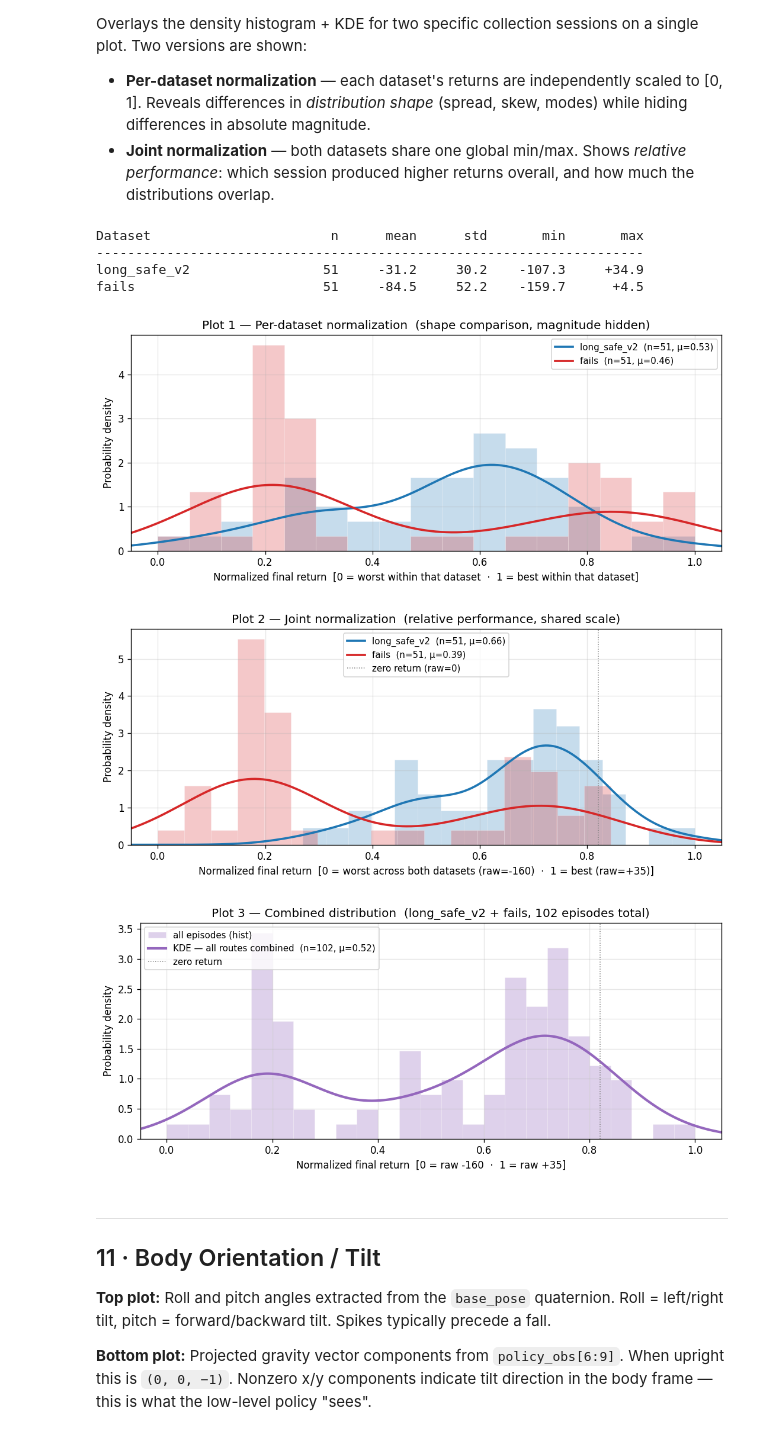
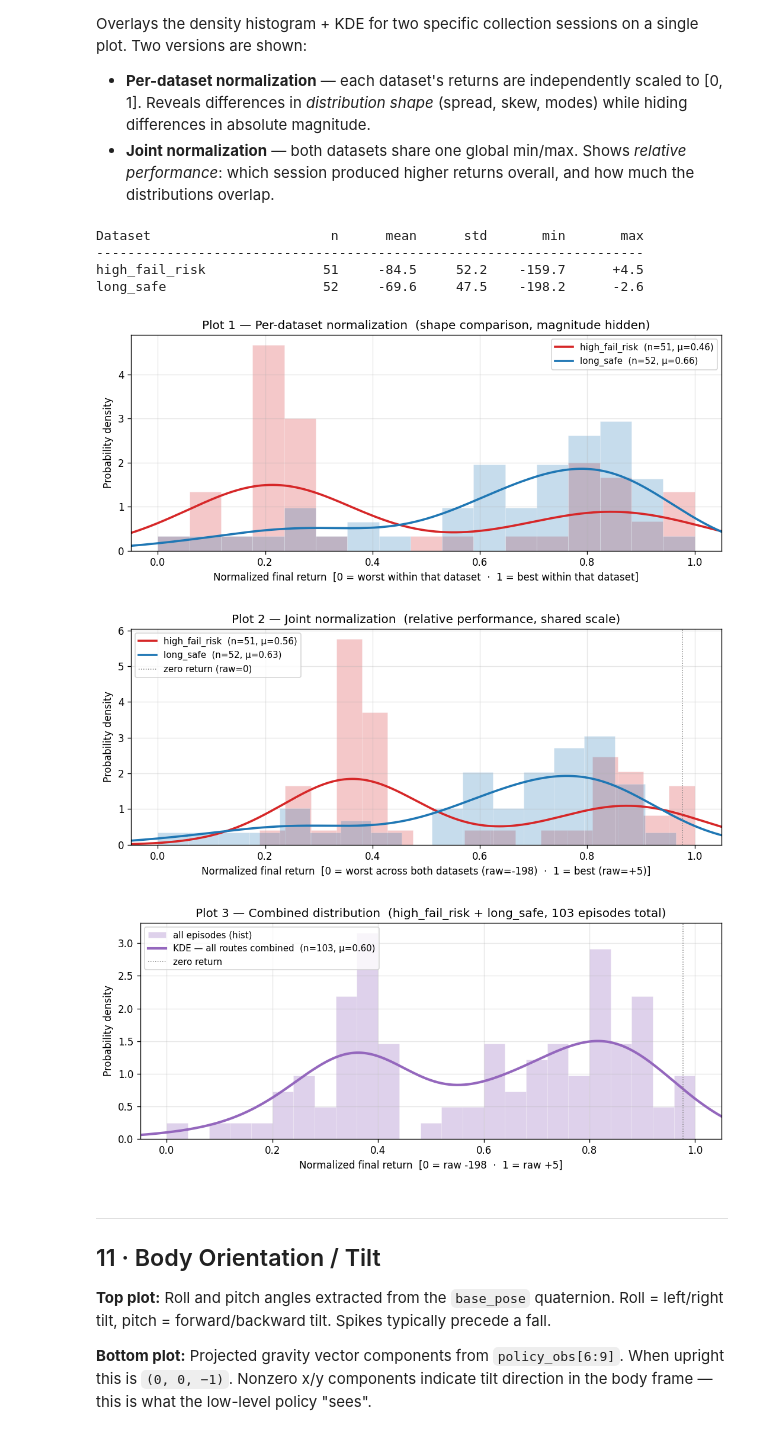
Before and after one commit to lorinachey/IsaacLab, a Jupyter notebook: scripts/rad-rl-project/validation/explore_dataset.ipynb, the cells around one changed output. Saved outputs shown, nothing was run; the diff lists cells and outputs as text; code cells hidden in the pictures.

Commit message:
Upload the notebook after collecting long safe paths with new reward structure

```diff
--- a/scripts/rad-rl-project/validation/explore_dataset.ipynb
+++ b/scripts/rad-rl-project/validation/explore_dataset.ipynb
@@ -41,7 +41,7 @@ hdf5_files = sorted(glob.glob(os.path.join(DATASETS_DIR, "*.hdf5")))
 assert hdf5_files, f"No .hdf5 files found in {DATASETS_DIR}"
 
 # Change this to point at a different file
-HDF5_PATH = hdf5_files[-1]
+HDF5_PATH = hdf5_files[0]
 #HDF5_PATH = "middle_warehouse_demos_20260318_113722.hdf5"
 
 print(f"Available datasets:")
@@ -1039,9 +1040,9 @@ from scipy.stats import gaussian_kde as _gkde
 _DATASETS_DIR = os.path.join("..", "datasets")
 _COMPARE = [
     (
-        os.path.join(_DATASETS_DIR, "old-reward-structure/long_safe_v2_pallet_moved_warehouse_demos_20260318_134635.hdf5"),
-        "long_safe_v2",
-        "tab:blue",
+        os.path.join(_DATASETS_DIR, "middle_risky_warehouse_demos_20260318_155905.hdf5"),
+        "high_fail_risk",
+        "tab:red",
     ),
     # # (
     # #     os.path.join(_DATASETS_DIR, "middle_warehouse_demos_20260318_113722.hdf5"),
@@ -1054,9 +1055,9 @@ _COMPARE = [
     #     "tab:green",
     # ),
     (
-        os.path.join(_DATASETS_DIR, "warehouse_demos_20260318_155905.hdf5"),
-        "fails",
-        "tab:red",
+        os.path.join(_DATASETS_DIR, "long_safe_warehouse_demos_20260318_162158.hdf5"),
+        "long_safe",
+        "tab:blue",
     ),
 ]
 
@@ -1156,38 +1157,38 @@ _n_total  = len(_combined)
 fig, ax = plt.subplots(figsize=(9, 4))
 bins = min(25, max(5, _n_total // 4))
 ax.hist(_combined, bins=bins, density=True,
         color="tab:purple", alpha=0.30, edgecolor="white", linewidth=0.5,
         label="all episodes (hist)")
 
 if _n_total >= 2:
     kde_combined = _gkde(_combined, bw_method="scott")
     ax.plot(_x, kde_combined(_x), color="tab:purple", linewidth=2.5,
             label=f"KDE — all routes combined  (n={_n_total}, μ={_combined.mean():.2f})")
 
 if _zero_norm:
     ax.axvline(_zero_norm, color="gray", linewidth=0.9, linestyle=":",
                label=f"zero return")
 
 ax.set_xlabel(f"Normalized final return  "
               f"[0 = raw {_g_lo:+.0f}  ·  1 = raw {_g_hi:+.0f}]")
 ax.set_ylabel("Probability density")
 ax.set_title(
     f"Plot 3 — Combined distribution  "
     f"({' + '.join(ds['label'] for ds in _datasets)}, {_n_total} episodes total)"
 )
 ax.set_xlim(-0.05, 1.05)
 ax.legend(fontsize=9)
 ax.grid(True, alpha=0.3)
 plt.tight_layout()
 plt.show()
 # %% [output]
 Dataset                       n      mean      std       min       max
 ----------------------------------------------------------------------
-long_safe_v2                 51     -31.2     30.2    -107.3     +34.9
-fails                        51     -84.5     52.2    -159.7      +4.5
+high_fail_risk               51     -84.5     52.2    -159.7      +4.5
+long_safe                    52     -69.6     47.5    -198.2      -2.6
-[figure, old version]
+[figure, new version]
-[figure, old version]
+[figure, new version]
-[figure, old version]
+[figure, new version]
 # %% [markdown]
 ---
 ## 11 · Body Orientation / Tilt
```
Also changed, not shown: parts of 11 cells of this notebook.
